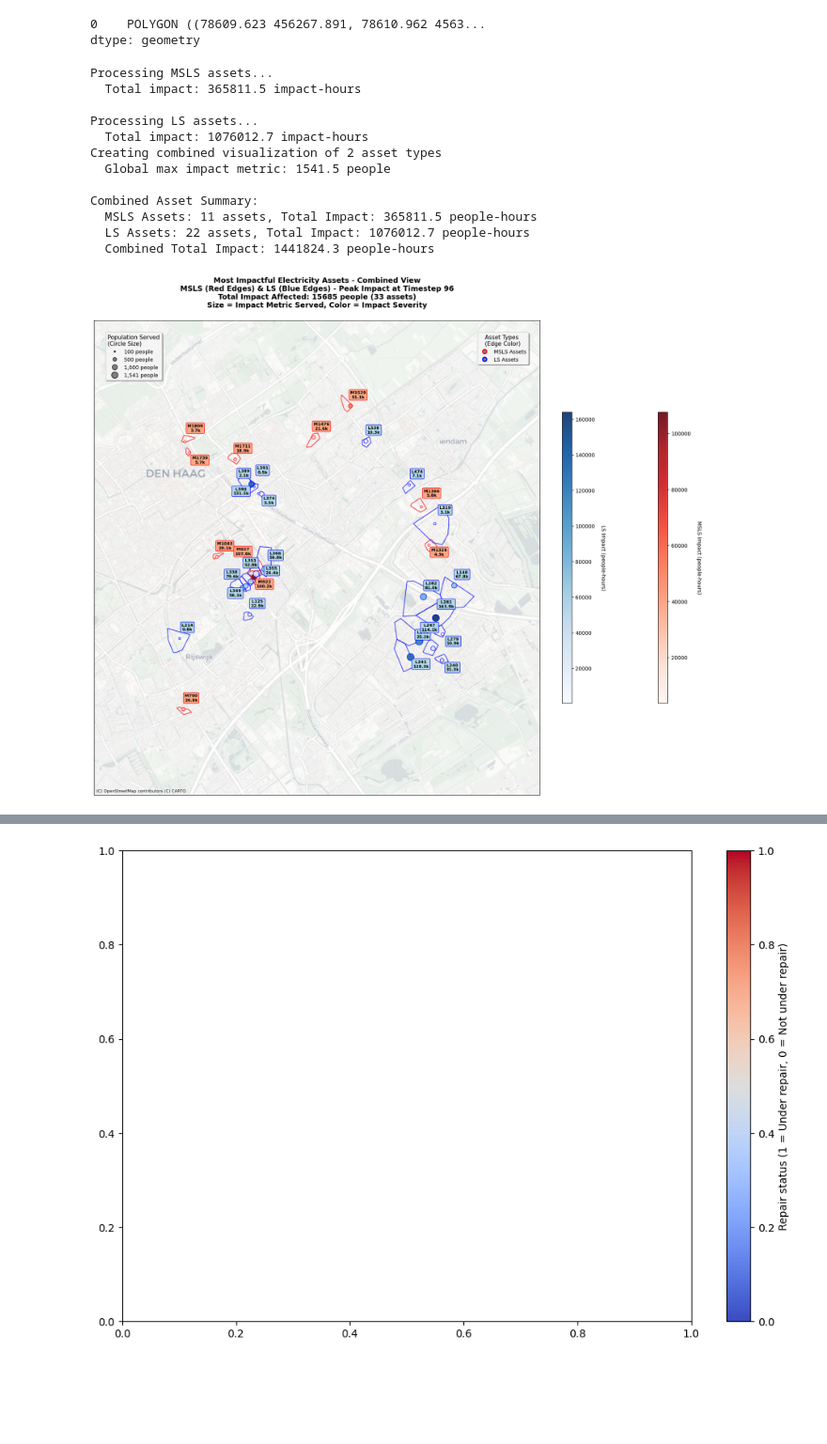
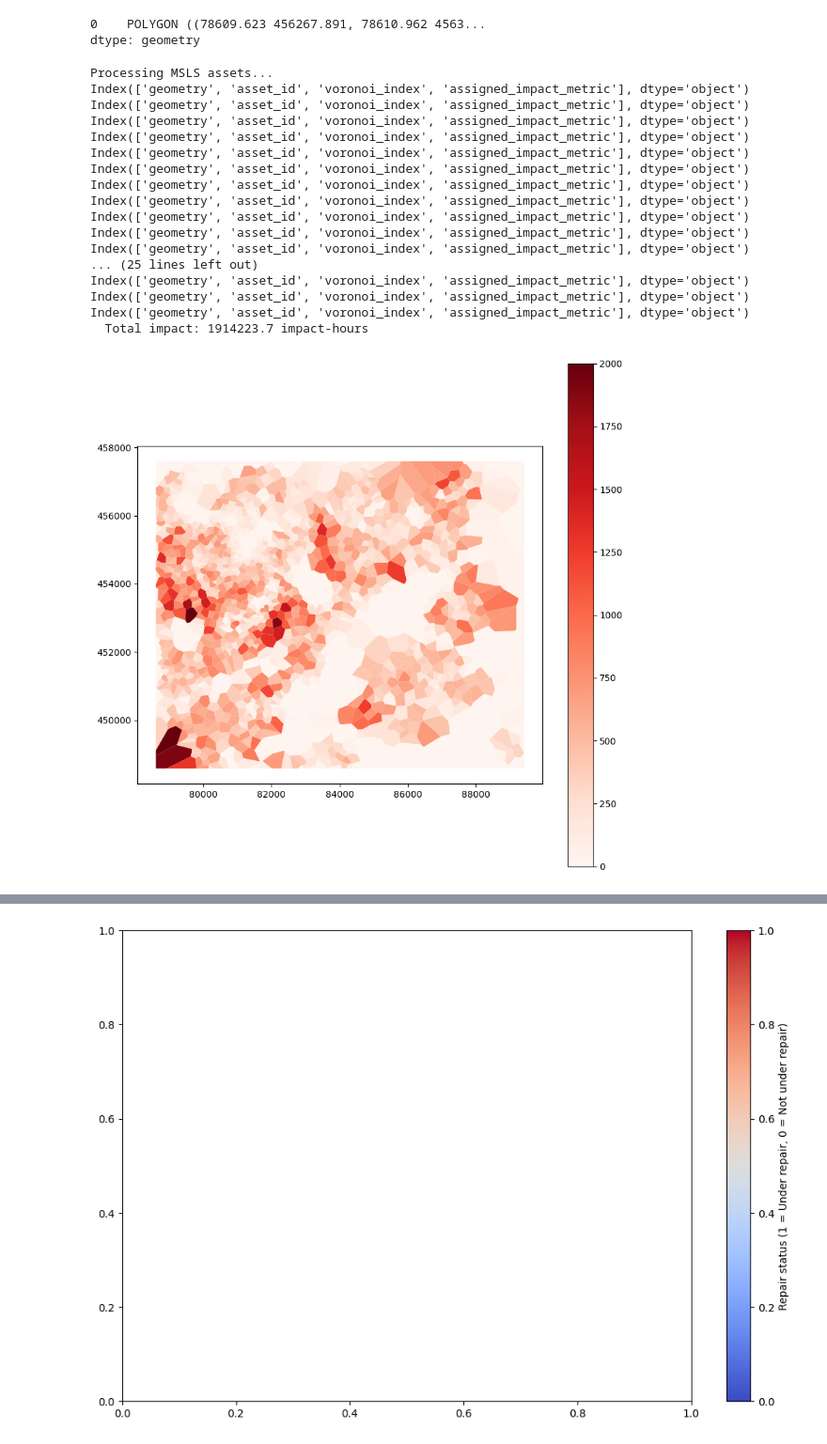
Before and after one commit to edPeregrina/powerpath, a Jupyter notebook: book/demo_electricity_analysis_impacts.ipynb, the cells around one changed output, grey strips where cells are left out. Shown at 94% size. Cells and saved outputs as stored; diff of their text form; code cells hidden in the pictures; blank space fills up the shorter version.

```diff
--- a/book/demo_electricity_analysis_impacts.ipynb
+++ b/book/demo_electricity_analysis_impacts.ipynb
@@ -517,16 +519,21 @@ def prepare_visualization_data(asset_ids, gdf_assets, voronoi_gdf, mia_dict, tim
     total_impacts = []
     asset_impact_metrics = []
 
+    raw_population_by_asset = {}
+
     for asset_id in selected_gdf.index:
         # Get total impact for color
         total_impacts.append(mia_dict[asset_id]['total_impact'])
 
         # Get impact metric for size from voronoi data
         matching_voronoi = voronoi_gdf[voronoi_gdf['asset_id'] == asset_id]
+        print(matching_voronoi.columns)
         if len(matching_voronoi) > 0:
             asset_impact_metrics.append(matching_voronoi[impact_metric_column].iloc[0])
+            # raw_population_by_asset[asset_id] = matching_voronoi['aantal_inwoners'].iloc[0]
         else:
             asset_impact_metrics.append(0)
+            raw_population_by_asset[asset_id] = 0
 
     # Normalize sizes based on impact metric (scale between 10-210 for visibility)
     if max(asset_impact_metrics) > 0:
@@ -557,6 +564,7 @@ def prepare_visualization_data(asset_ids, gdf_assets, voronoi_gdf, mia_dict, tim
         'sizes': normalized_sizes,
         'impacts': total_impacts,
         'impact_metrics': asset_impact_metrics,  # Generic term instead of 'populations'
+        # 'raw_population_by_asset': raw_population_by_asset,
         'mia': mia_dict,
         'worst_timestep': worst_timestep,
         'worst_impact': worst_impact,
@@ -1055,30 +1067,61 @@ bbox_pop = box(*population_buffer.total_bounds)
 
 # Call impact analysis function using voronoi polygons and grided impact metric
 results = analyze_asset_impact_metric(
-    asset_types=['msls', 'ls'],
+    asset_types=['msls'],#, 'ls'],
     gdf_assets=gdf_assets,
     timesteps_df=timesteps_df,
     impact_data=population_above_0,  # Can be any impact metric data
     bounding_box=bbox_pop,
     impact_column='aantal_inwoners',  # column name of the impact metric, in the case of population, grid cell population is in 'aantal_inwoners'
-    top_percent=0.05 # percentage of top impactful assets to select
+    top_percent=0.2 # percentage of top impactful assets to select
 )
-
-# Use results with the visualization function
-datasets_list = list(results.values())
-fig, ax = create_combined_type_plot(datasets_list, figsize=(18, 14))
-plt.show()
 # %% [output]
 Processing MSLS assets...
-  Total impact: 365811.5 impact-hours
-
-Processing LS assets...
-  Total impact: 1076012.7 impact-hours
-Creating combined visualization of 2 asset types
-  Global max impact metric: 1541.5 people
-
-Combined Asset Summary:
-  MSLS Assets: 11 assets, Total Impact: 365811.5 people-hours
-  LS Assets: 22 assets, Total Impact: 1076012.7 people-hours
-  Combined Total Impact: 1441824.3 people-hours
+Index(['geometry', 'asset_id', 'voronoi_index', 'assigned_impact_metric'], dtype='object')
+Index(['geometry', 'asset_id', 'voronoi_index', 'assigned_impact_metric'], dtype='object')
+Index(['geometry', 'asset_id', 'voronoi_index', 'assigned_impact_metric'], dtype='object')
+Index(['geometry', 'asset_id', 'voronoi_index', 'assigned_impact_metric'], dtype='object')
+Index(['geometry', 'asset_id', 'voronoi_index', 'assigned_impact_metric'], dtype='object')
+Index(['geometry', 'asset_id', 'voronoi_index', 'assigned_impact_metric'], dtype='object')
+Index(['geometry', 'asset_id', 'voronoi_index', 'assigned_impact_metric'], dtype='object')
+Index(['geometry', 'asset_id', 'voronoi_index', 'assigned_impact_metric'], dtype='object')
+Index(['geometry', 'asset_id', 'voronoi_index', 'assigned_impact_metric'], dtype='object')
+Index(['geometry', 'asset_id', 'voronoi_index', 'assigned_impact_metric'], dtype='object')
+Index(['geometry', 'asset_id', 'voronoi_index', 'assigned_impact_metric'], dtype='object')
+... (25 lines left out)
+Index(['geometry', 'asset_id', 'voronoi_index', 'assigned_impact_metric'], dtype='object')
+Index(['geometry', 'asset_id', 'voronoi_index', 'assigned_impact_metric'], dtype='object')
+Index(['geometry', 'asset_id', 'voronoi_index', 'assigned_impact_metric'], dtype='object')
+  Total impact: 1914223.7 impact-hours
-[figure, removed]
+# %%
+
+voronoi_gdf = create_voronoi_for_asset_type(gdf_assets, asset_type='msls', bounding_box=bbox_pop)
+
+voronoi_with_impact = assign_impact_metric_to_voronoi(voronoi_gdf, population_above_0, impact_column='aantal_inwoners')
+
+voronoi_with_impact.plot(column='assigned_impact_metric', cmap='Reds', legend=True, figsize=(10, 10), vmax=2000)
+
+results['msls']['raw_population_by_asset'] = {}
+for _,row in voronoi_with_impact.iterrows():
+    results['msls']['raw_population_by_asset'][row['asset_id']] = row['assigned_impact_metric']
+
+
+voronoi_path_out = config['output_dir'] / 'voronoi_msls.gpkg'
+#r'N:\Projects\11209000\11209175\B. Measurements and calculations\Data\misc_data\voronoi_msls.gpkg'
+
+voronoi_with_impact.to_file(voronoi_path_out, driver='GPKG')
+
+# for asset_type in asset_types:
+#         print(f"\nProcessing {asset_type.upper()} assets...")
+
+#         # Create Voronoi polygons
+#         voronoi_gdf = create_voronoi_for_asset_type(gdf_assets, asset_type, bounding_box)
+#         if verbose:
+#             print(f"  Created {len(voronoi_gdf)} Voronoi polygons")
+
+#         # Assign impact metric to Voronoi polygons
+#         voronoi_with_impact = assign_impact_metric_to_voronoi(voronoi_gdf, impact_data, impact_column)
+#         if verbose:
+#             print(f"  Assigned impact metric to Voronoi polygons")
+# %% [output]
+[figure, added]
```
Also changed, not shown: parts of 14 cells of this notebook, 1 other file.
